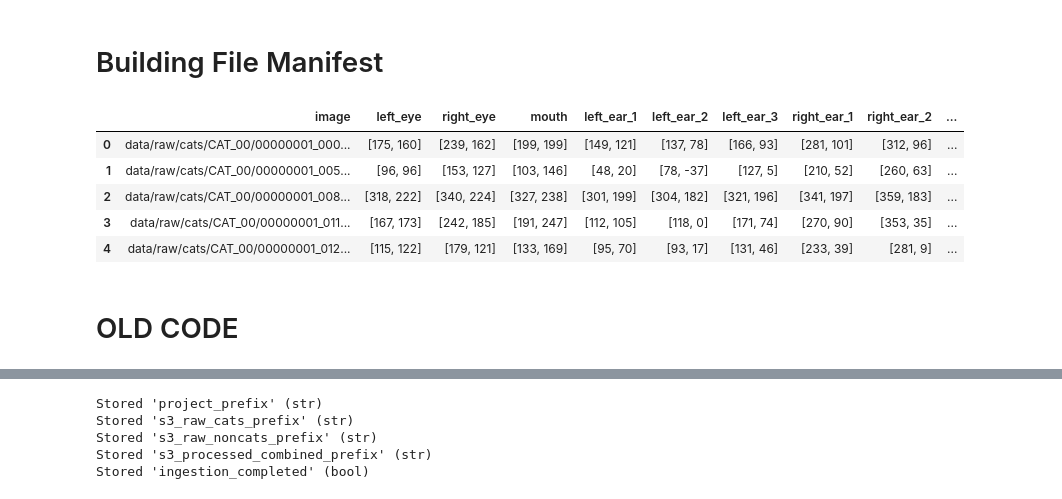
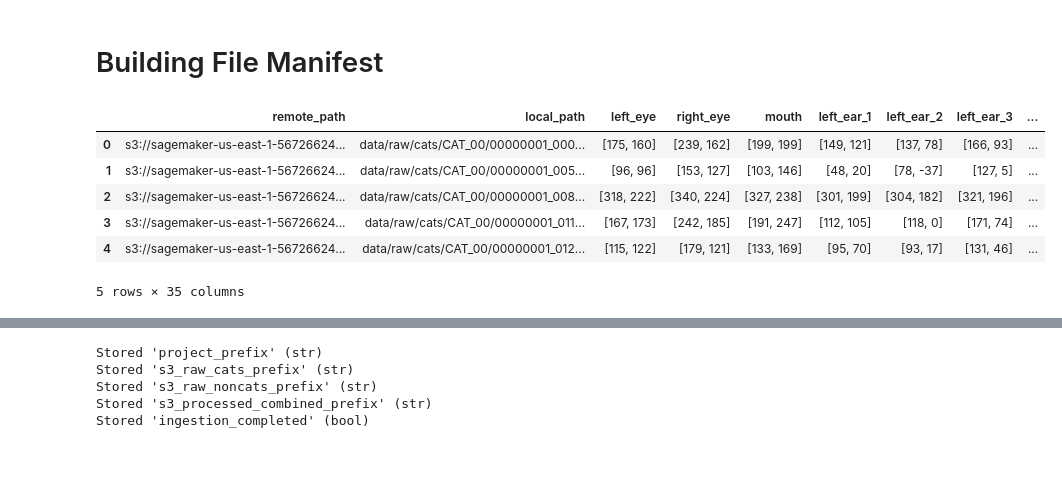
Before and after one commit to lpam-sd/AAI_540_Grp_6, a Jupyter notebook: 2_Ingestion.ipynb, the cells around one changed output, grey strips where cells are left out. Saved outputs shown, nothing was run; the diff lists cells and outputs as text; code cells hidden in the pictures; blank space fills up the shorter version.

```diff
--- a/2_Ingestion.ipynb
+++ b/2_Ingestion.ipynb
@@ -150,7 +161,8 @@ Name: count, dtype: int64
 # %%
 def augmentation_pipeline(
     src_df: pd.DataFrame,
-    key: str,
+    local_path_key: str,
+    remote_path_key: str,
     coord_cols: list[str],
     metadata_headers: list[str],
     suffix: str,
@@ -158,7 +170,7 @@ def augmentation_pipeline(
     composition: A.Compose,
 ) -> pd.DataFrame:
 
-    image_srcs = src_df[key].values
+    image_srcs = src_df[local_path_key].values
     output_rows = []
 
     for img in tqdm(image_srcs, desc="Augmenting images", unit="img"):
@@ -166,7 +178,7 @@ def augmentation_pipeline(
             raw_image = Image.open(img)
 
             row = (
-                cats_ann.loc[cats_ann["image"] == img, coord_cols]
+                src_df.loc[src_df[local_path_key] == img, coord_cols]
                 .iloc[0]
             )
 
@@ -183,9 +195,13 @@ def augmentation_pipeline(
                 augmentation["image"]
             ).convert("RGB")
 
+            remote_path = src_df[remote_path_key][src_df[local_path_key] == img].values[0]
+            aug_remote_path = f"{remote_path.split(".")[0]}_{suffix}.jpg"
+
             aug_row = {
                 **dict(zip(coord_cols, aug_keypoints)),
-                "image": aug_name,
+                "remote_path": aug_remote_path,
+                "local_path": aug_name,
                 "version": suffix,
                 "split": split,
             }
@@ -228,7 +244,8 @@ print(aug_df.shape)
 # %%
 aug_meta_v2 = augmentation_pipeline(aug_df,
-                      key="image",
-                      coord_cols=features,
+                      local_path_key="local_path",
+                      remote_path_key="remote_path",
+                      coord_cols=landmark_features,
                       metadata_headers=cats_ann.columns,
                       split="train",
                       suffix="v2",
@@ -245,7 +262,8 @@ aug_meta_v2.head()
 # %%
 aug_meta_v3 = augmentation_pipeline(aug_df,
-                      key="image",
-                      coord_cols=features,
+                      local_path_key="local_path",
+                      remote_path_key="remote_path",
+                      coord_cols=landmark_features,
                       metadata_headers=cats_ann.columns,
                       split="train",
                       suffix="v3",
@@ -269,0 +296,16 @@ cats_ann_combined.head()
+# %%
+# Expanding coordinates into individual feature columns for modeling
+def get_x_coord(coord_pair: object):
+    return coord_pair[0]
+
+def get_y_coord(coord_pair: object):
+    return coord_pair[1]
+
+for feature in landmark_features:
+    x_feat_name = feature + "_x"
+    y_feat_name = feature + "_y"
+
+    cats_ann_combined[x_feat_name] = cats_ann_combined[feature].apply(get_x_coord)
+    cats_ann_combined[y_feat_name] = cats_ann_combined[feature].apply(get_y_coord)
+
+cats_ann_combined.head()
@@ -376,16 +502,15 @@ def get_image_metadata(img_path: str) -> tuple[int | None, int | None, int | Non
     except Exception:
         return None, None, None
 # %%
-get_image_metadata(cats_ann_combined["image"].values[0])
-
-cats_ann_combined[["file_size", "width", "height"]] = cats_ann_combined["image"].apply(get_image_metadata).to_list()
-cats_ann_combined["label"] = cats_ann_combined["image"].apply(lambda _: 1)
+cats_ann_combined[["file_size", "width", "height"]] = cats_ann_combined["local_path"].apply(get_image_metadata).to_list()
+cats_ann_combined["label"] = cats_ann_combined["local_path"].apply(lambda _: 1)
 
 cats_ann_combined.head()
 # %% [output]
-|  | image | left_eye | right_eye | mouth | left_ear_1 | left_ear_2 | left_ear_3 | right_ear_1 | right_ear_2 | ... |
-| 0 | data/raw/cats/CAT_00/00000001_000... | [175, 160] | [239, 162] | [199, 199] | [149, 121] | [137, 78] | [166, 93] | [281, 101] | [312, 96] | ... |
-| 1 | data/raw/cats/CAT_00/00000001_005... | [96, 96] | [153, 127] | [103, 146] | [48, 20] | [78, -37] | [127, 5] | [210, 52] | [260, 63] | ... |
-| 2 | data/raw/cats/CAT_00/00000001_008... | [318, 222] | [340, 224] | [327, 238] | [301, 199] | [304, 182] | [321, 196] | [341, 197] | [359, 183] | ... |
-| 3 | data/raw/cats/CAT_00/00000001_011... | [167, 173] | [242, 185] | [191, 247] | [112, 105] | [118, 0] | [171, 74] | [270, 90] | [353, 35] | ... |
-| 4 | data/raw/cats/CAT_00/00000001_012... | [115, 122] | [179, 121] | [133, 169] | [95, 70] | [93, 17] | [131, 46] | [233, 39] | [281, 9] | ... |
+|  | remote_path | local_path | left_eye | right_eye | mouth | left_ear_1 | left_ear_2 | left_ear_3 | ... |
+| 0 | s3://sagemaker-us-east-1-56726624... | data/raw/cats/CAT_00/00000001_000... | [175, 160] | [239, 162] | [199, 199] | [149, 121] | [137, 78] | [166, 93] | ... |
+| 1 | s3://sagemaker-us-east-1-56726624... | data/raw/cats/CAT_00/00000001_005... | [96, 96] | [153, 127] | [103, 146] | [48, 20] | [78, -37] | [127, 5] | ... |
+| 2 | s3://sagemaker-us-east-1-56726624... | data/raw/cats/CAT_00/00000001_008... | [318, 222] | [340, 224] | [327, 238] | [301, 199] | [304, 182] | [321, 196] | ... |
+| 3 | s3://sagemaker-us-east-1-56726624... | data/raw/cats/CAT_00/00000001_011... | [167, 173] | [242, 185] | [191, 247] | [112, 105] | [118, 0] | [171, 74] | ... |
+| 4 | s3://sagemaker-us-east-1-56726624... | data/raw/cats/CAT_00/00000001_012... | [115, 122] | [179, 121] | [133, 169] | [95, 70] | [93, 17] | [131, 46] | ... |
+5 rows × 35 columns
@@ -410,2 +516,0 @@ s3.upload_file(
-# %% [markdown]
-# OLD CODE
```
Also changed, not shown: parts of 28 cells of this notebook.
